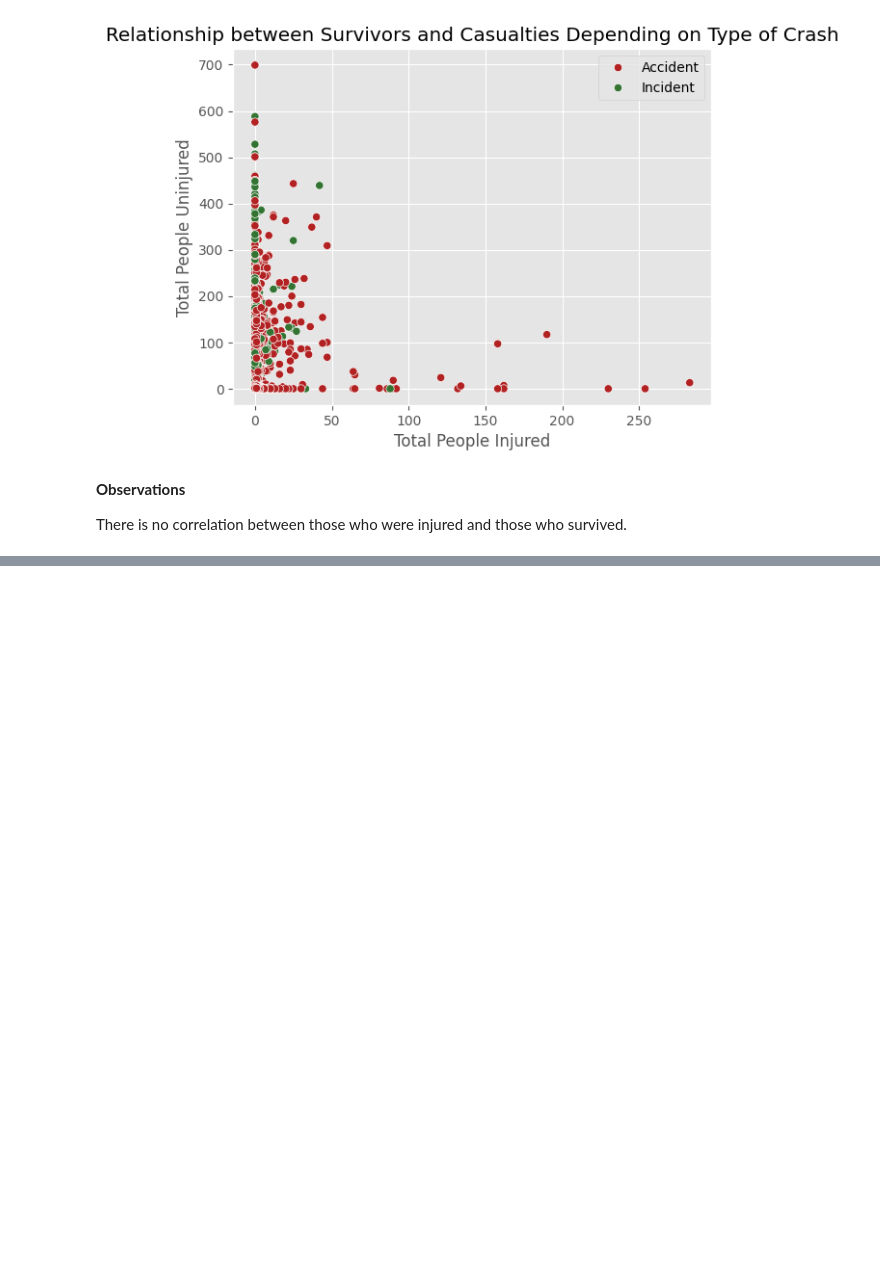
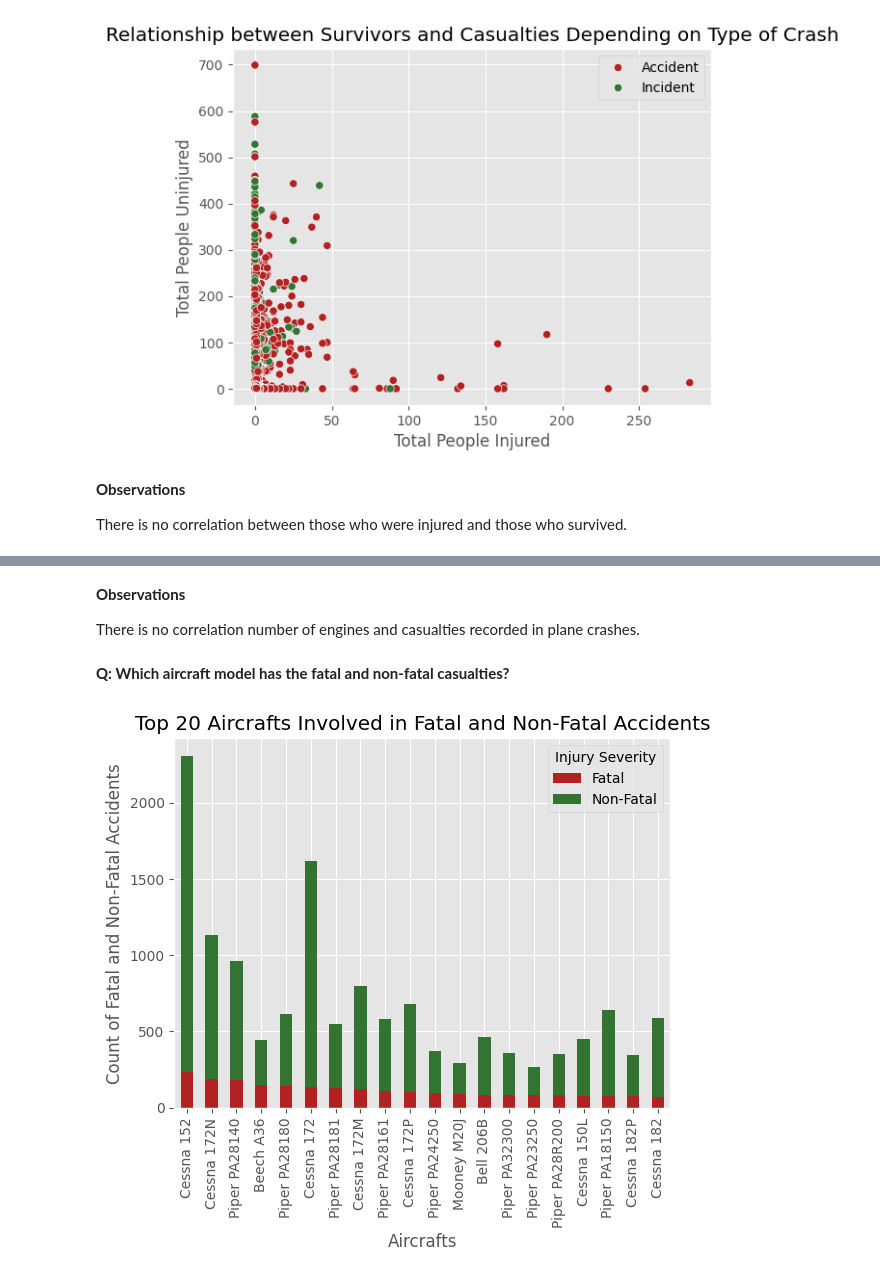
Before and after one commit to M-Nesphory/Aviation_Accident_Project, a Jupyter notebook: notebook.ipynb, the cells around one changed output, grey strips where cells are left out. Cells and saved outputs as stored; diff of their text form; code cells hidden in the pictures; blank space fills up the shorter version.

```diff
--- a/notebook.ipynb
+++ b/notebook.ipynb
@@ -833,0 +859,17 @@ There is no correlation between those who were injured and those who survived.
+# %% [markdown]
+**Observations**
+
+There is no correlation number of engines and casualties recorded in plane crashes.
+# %% [markdown]
+**Q: Which aircraft model has the fatal and non-fatal casualties?**
+# %%
+accidents = us_accidents.query("injury_severity == 'Fatal' | injury_severity == 'Non-Fatal'")
+accidents = accidents.groupby(['make_model','injury_severity']).size().unstack(fill_value=0)
+accidents = accidents.sort_values(by = 'Fatal',ascending = False).head(20)
+accidents.plot(color = ["#B22222","#347433"], kind = "bar", stacked = True)
+plt.title("Top 20 Aircrafts Involved in Fatal and Non-Fatal Accidents")
+plt.xlabel('Aircrafts')
+plt.ylabel("Count of Fatal and Non-Fatal Accidents")
+plt.legend(title = "Injury Severity");
+# %% [output]
+[figure, added]
```
Also changed, not shown: parts of 24 cells of this notebook.
